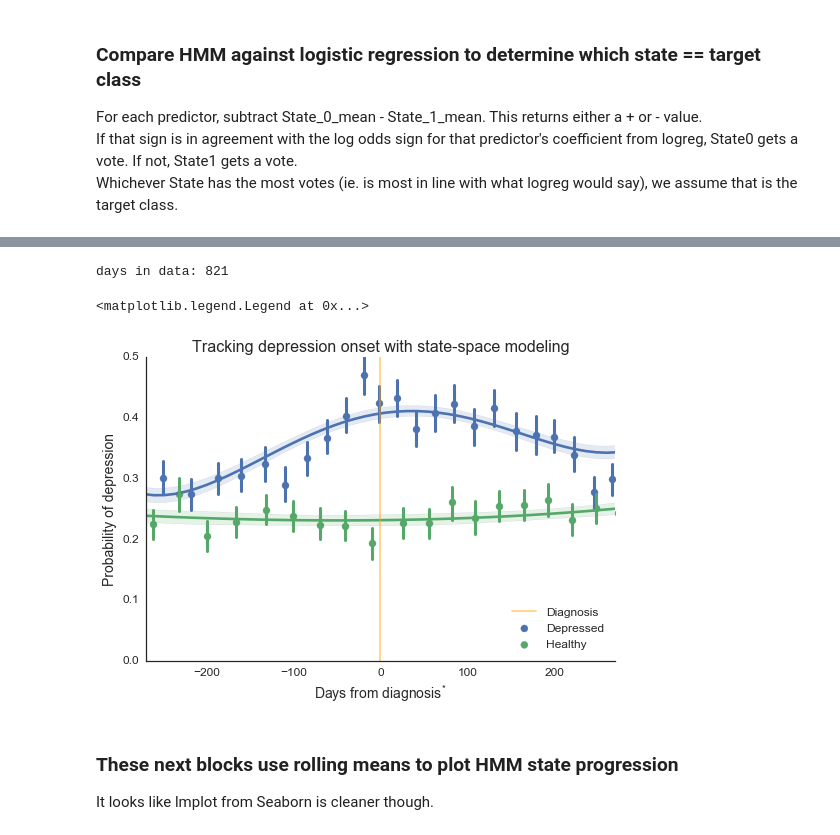
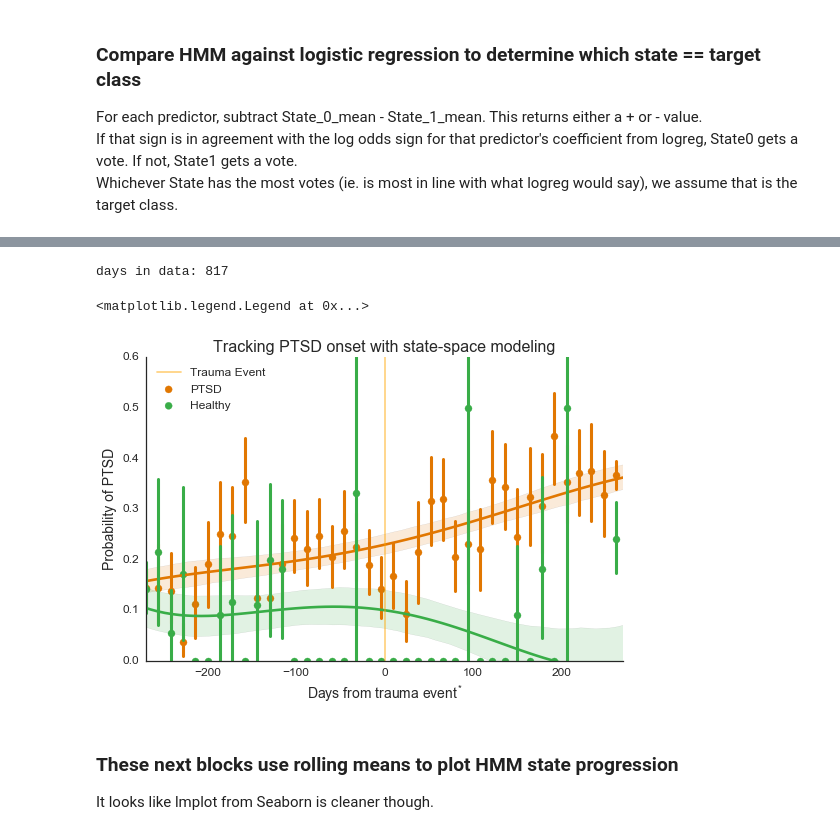
Before and after one commit to andrewreece/predicthealth, a Jupyter notebook: mixture_models.ipynb, the cells around one changed output, grey strips where cells are left out. Drawn from its saved outputs; the diff is of its cells as text; code cells hidden in the pictures.

```diff
--- a/mixture_models.ipynb
+++ b/mixture_models.ipynb
@@ -34,7 +34,7 @@ loading ANEW with stopVal=1.0, for 765 words
 # %% [markdown]
 ## Load SQLite database
 # %%
-dbfile = 'project_july26.db' # only project_july26.db has up-to-date word feats
+dbfile = 'project_july26_b.db' # only project_july26.db has up-to-date word feats
 conn = sqlite3.connect(dbfile)
 # %% [markdown]
 ## Analysis parameters
@@ -42,7 +42,7 @@ conn = sqlite3.connect(dbfile)
 Which condition are we studying?  Are there any cutoffs based on testing?
 # %%
 platform = 'tw' # ig = instagram, tw = twitter
-condition = 'depression' # depression, pregnancy, ptsd, cancer
+condition = 'ptsd' # depression, pregnancy, ptsd, cancer
 # %%
 specs = analysis_specifications(platform, condition)
 
@@ -241,2 +261,0 @@ TypeError: compare_hmm_means() got multiple values for keyword argument 'cols'
-# %%
-target_state = compare_hmm_means(hmm, hmmdf, compare_data, compare_source, state=0, reporting=True)
@@ -261,19 +314,23 @@ target_state, as determined by HMM agreement with raw means: 1
 # %%
 # set up data for graphing
+
+target_group = 'PTSD'
+
+date_type = 'event'
 
 hmm_master = {}
 key_var = 'proba{}'.format(target_state)
 
 for klass in [0,1]:
-    prepare_hmm_plot_data(hmmdf, hmm_master, key_var, klass=klass) #trust me: define key_var outside of this function!
+    #trust me: define key_var outside of this function!
+    prepare_hmm_plot_data(hmmdf, hmm_master, key_var, klass=klass, date_type=date_type)
 
 group_varname = 'Population'
-hmm_roll = 90
 
 hmmT = hmm_master[1] # targets obs
 hmmC = hmm_master[0] # control obs
 
-hmmT[group_varname] = 'Depressed'
+hmmT[group_varname] = target_group
 hmmC[group_varname] = 'Healthy'
 
 hmm_tsdf = pd.concat([hmmT, hmmC])
@@ -281,31 +338,53 @@ hmm_tsdf = pd.concat([hmmT, hmmC])
 # how many days in tw/depression/created_date data?
 print 'days in data:', (hmm_tsdf.created_date.describe()['last'] - hmm_tsdf.created_date.describe()['first']).days
 # %% [output]
-days in data: 821
+days in data: 817
 # %%
 # graph time series difference between depressed and controls
 
-time_bin = 28 # 821 days in tw/depr data. Using monthly buckets (821/30) gives 28 points on the graph, total.
 poly_order = 4 # polynomial fit of 4 captures the key curves in the data
 plot_size = 5 # plot height in inches
 plot_aspect = 1.5 # plot width = plot_size * plot_aspect
+palette = [sns.xkcd_rgb['pumpkin'],sns.xkcd_rgb['medium green']] #['steelblue','tomato'] # to match instagram paper
 
-g = sns.lmplot(x='from_point', y=key_var, hue=group_varname, data=hmm_tsdf,
-           x_bins=time_bin, order=poly_order, size=plot_size, aspect=plot_aspect, legend_out=False)
+days_from = 270
+days_back = 270
+days_forw = 270
 
-plt.xlim([-270, 270])
-plt.ylim([0,.5])
+if date_type == 'event':
+    x_label = '$Days\ from\ trauma\ event^{*}$'
+    legend = "Trauma Event"
+    legend_pos = "upper left"
+elif date_type == 'diag':
+    x_label = '$Days\ from\ diagnosis^{*}$'
+    legend = "Diagnosis"
+    legend_pos = "lower right"
+
+
+xbin_size = 14 # how many days per point on x-axis?
+xbins = np.arange(-days_from,days_from,xbin_size)
+
+markers = None # ['v','o']
+
+g = sns.lmplot(x='from_point', y=key_var, hue=group_varname, data=hmm_tsdf, x_bins=xbins,
+               order=poly_order, size=plot_size, ci=95, x_ci="ci", truncate=True,
+               aspect=plot_aspect, legend_out=False, palette=palette, markers=['o','o']
+              )
+g.set(xlim=(-days_back, days_forw), ylim=(0,.6))
+
+#plt.xlim([-270, 270])
+#plt.ylim([0,.5])
 plt_params = {'mathtext.default': 'regular' } # for * superscript on x-axis label
 plt.rcParams.update(plt_params)
-plt.title('Tracking depression onset with state-space modeling', fontsize=16)
-plt.ylabel('Probability of depression', fontsize=14)
-g.axes[0,0].set_xlabel('$Days\ from\ diagnosis^{*}$', fontsize=14)
+plt.title('Tracking {} onset with state-space modeling'.format(condition.upper()), fontsize=16)
+plt.ylabel('Probability of {}'.format(condition.upper()), fontsize=14)
+g.axes[0,0].set_xlabel(x_label, fontsize=14)
 g.axes[0,0].tick_params(labelsize=12)
-plt.axvline(x=0, color='orange', alpha=0.5, label="Diagnosis")
-plt.legend(loc='lower right', fontsize=12)
+plt.axvline(x=0, color='orange', alpha=0.5, label=legend)
+plt.legend(loc=legend_pos, fontsize=12)
 # %% [output]
 <matplotlib.legend.Legend at 0x...>
-[figure, old version]
+[figure, new version]
 # %% [markdown]
 ### These next blocks use rolling means to plot HMM state progression
 It looks like lmplot from Seaborn is cleaner though.
```
Also changed, not shown: parts of 8 cells of this notebook, 3 other files.
